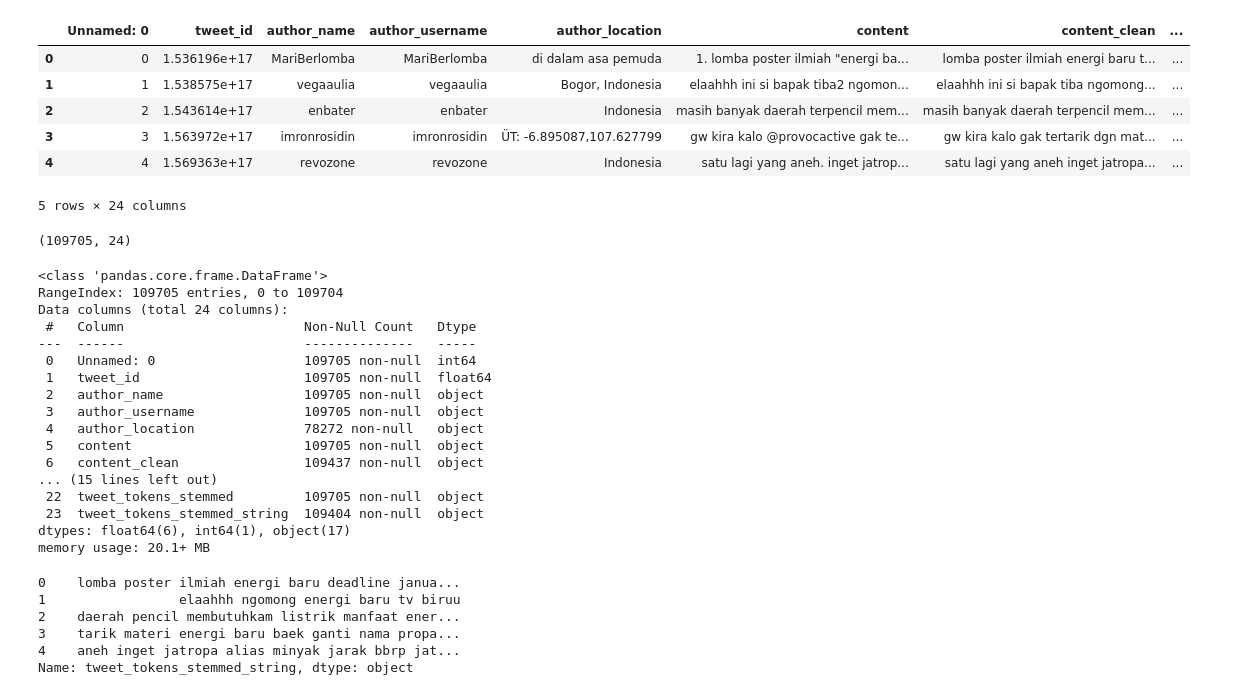
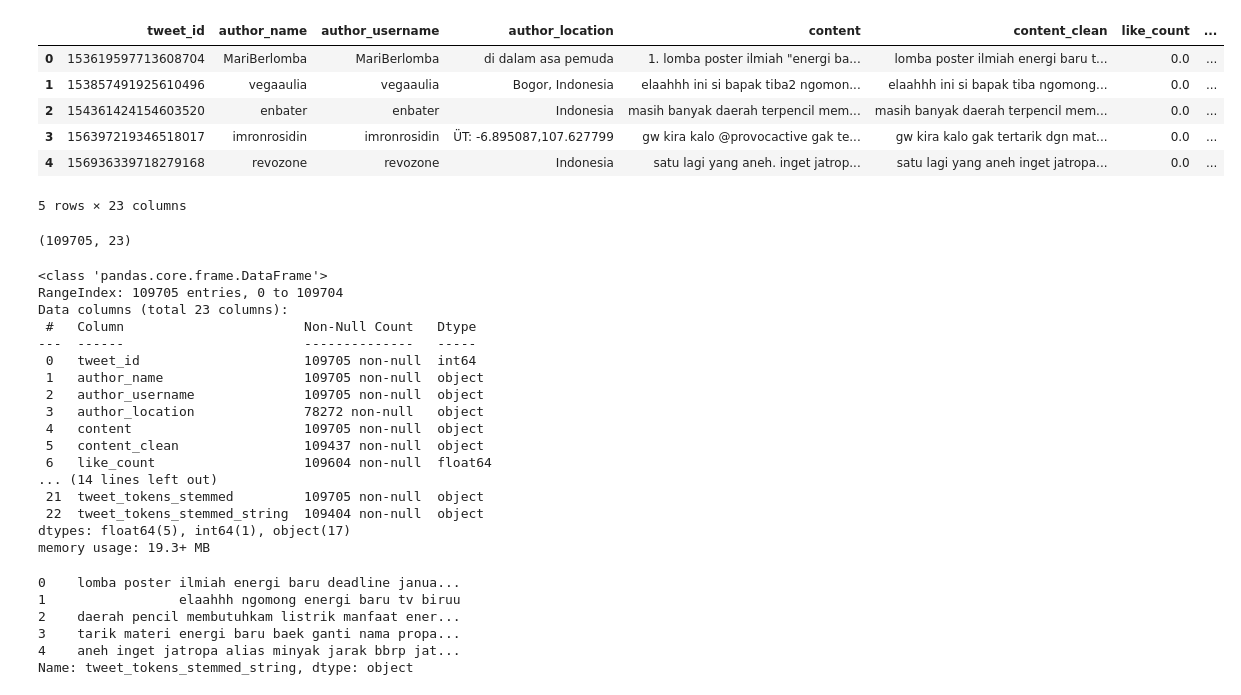
Before and after one commit to felornsy/tugas-akhir, a Jupyter notebook: task_kualitatif_LDA.ipynb, the cells around one changed output. Drawn from its saved outputs; the diff is of its cells as text; code cells hidden in the pictures.

```diff
--- a/task_kualitatif_LDA.ipynb
+++ b/task_kualitatif_LDA.ipynb
@@ -3,40 +3,41 @@ import warnings
 warnings.filterwarnings('ignore')
 import pandas as pd #a library to make the data more structured55r56y6y
 # %%
-df = pd.read_excel('data/text-preprocessing.xlsx')
+df = pd.read_csv('data/text-preprocessing.csv')
+df = df.drop(columns=['Unnamed: 0'])
 df.head()
 # %% [output]
-|  | Unnamed: 0 | tweet_id | author_name | author_username | author_location | content | content_clean | ... |
-| 0 | 0 | 1.536196e+17 | MariBerlomba | MariBerlomba | di dalam asa pemuda | 1. lomba poster ilmiah "energi ba... | lomba poster ilmiah energi baru t... | ... |
-| 1 | 1 | 1.538575e+17 | vegaaulia | vegaaulia | Bogor, Indonesia | elaahhh ini si bapak tiba2 ngomon... | elaahhh ini si bapak tiba ngomong... | ... |
-| 2 | 2 | 1.543614e+17 | enbater | enbater | Indonesia | masih banyak daerah terpencil mem... | masih banyak daerah terpencil mem... | ... |
-| 3 | 3 | 1.563972e+17 | imronrosidin | imronrosidin | ÜT: -6.895087,107.627799 | gw kira kalo @provocactive gak te... | gw kira kalo gak tertarik dgn mat... | ... |
-| 4 | 4 | 1.569363e+17 | revozone | revozone | Indonesia | satu lagi yang aneh. inget jatrop... | satu lagi yang aneh inget jatropa... | ... |
+|  | tweet_id | author_name | author_username | author_location | content | content_clean | like_count | ... |
+| 0 | 153619597713608704 | MariBerlomba | MariBerlomba | di dalam asa pemuda | 1. lomba poster ilmiah "energi ba... | lomba poster ilmiah energi baru t... | 0.0 | ... |
+| 1 | 153857491925610496 | vegaaulia | vegaaulia | Bogor, Indonesia | elaahhh ini si bapak tiba2 ngomon... | elaahhh ini si bapak tiba ngomong... | 0.0 | ... |
+| 2 | 154361424154603520 | enbater | enbater | Indonesia | masih banyak daerah terpencil mem... | masih banyak daerah terpencil mem... | 0.0 | ... |
+| 3 | 156397219346518017 | imronrosidin | imronrosidin | ÜT: -6.895087,107.627799 | gw kira kalo @provocactive gak te... | gw kira kalo gak tertarik dgn mat... | 0.0 | ... |
+| 4 | 156936339718279168 | revozone | revozone | Indonesia | satu lagi yang aneh. inget jatrop... | satu lagi yang aneh inget jatropa... | 0.0 | ... |
-5 rows × 24 columns
+5 rows × 23 columns
 # %%
 df.shape
 # %% [output]
-(109705, 24)
+(109705, 23)
 # %%
 df.info()
 # %% [output]
 <class 'pandas.core.frame.DataFrame'>
 RangeIndex: 109705 entries, 0 to 109704
-Data columns (total 24 columns):
+Data columns (total 23 columns):
  #   Column                       Non-Null Count   Dtype
 ---  ------                       --------------   -----
- 0   Unnamed: 0                   109705 non-null  int64
- 1   tweet_id                     109705 non-null  float64
- 2   author_name                  109705 non-null  object
- 3   author_username              109705 non-null  object
- 4   author_location              78272 non-null   object
- 5   content                      109705 non-null  object
- 6   content_clean                109437 non-null  object
-... (15 lines left out)
- 22  tweet_tokens_stemmed         109705 non-null  object
- 23  tweet_tokens_stemmed_string  109404 non-null  object
-dtypes: float64(6), int64(1), object(17)
-memory usage: 20.1+ MB
+ 0   tweet_id                     109705 non-null  int64
+ 1   author_name                  109705 non-null  object
+ 2   author_username              109705 non-null  object
+ 3   author_location              78272 non-null   object
+ 4   content                      109705 non-null  object
+ 5   content_clean                109437 non-null  object
+ 6   like_count                   109604 non-null  float64
+... (14 lines left out)
+ 21  tweet_tokens_stemmed         109705 non-null  object
+ 22  tweet_tokens_stemmed_string  109404 non-null  object
+dtypes: float64(5), int64(1), object(17)
+memory usage: 19.3+ MB
 # %%
 df_new = df[df['tweet_tokens_stemmed_string'].notnull()]
 # %%
```
Also changed, not shown: parts of 10 cells of this notebook, 4 other files.
